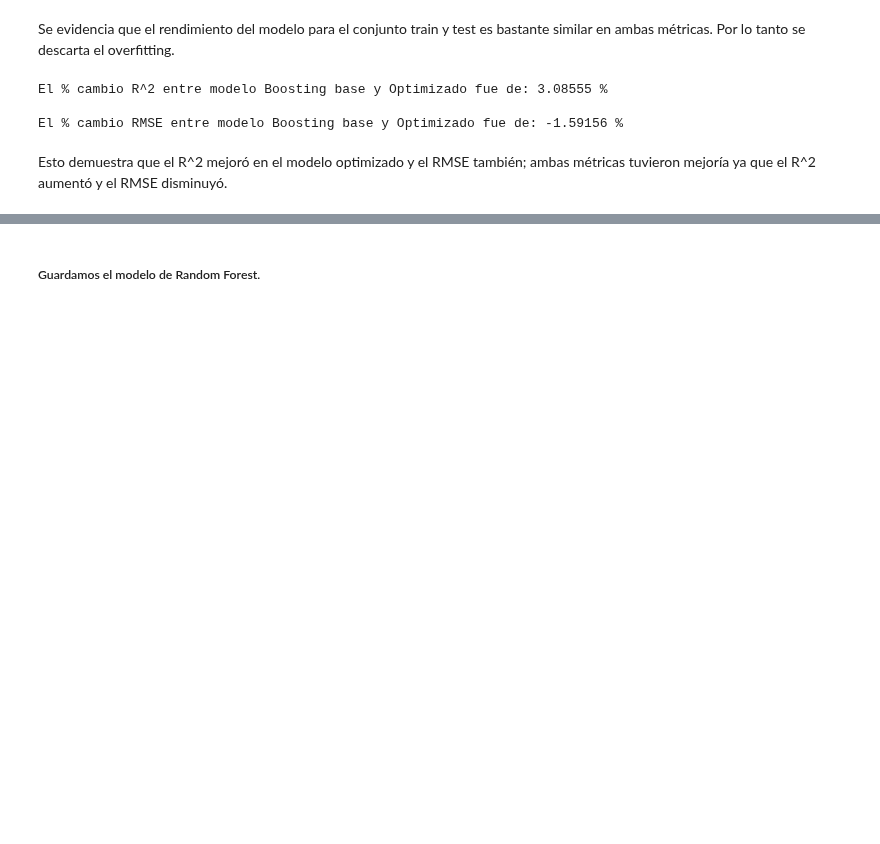
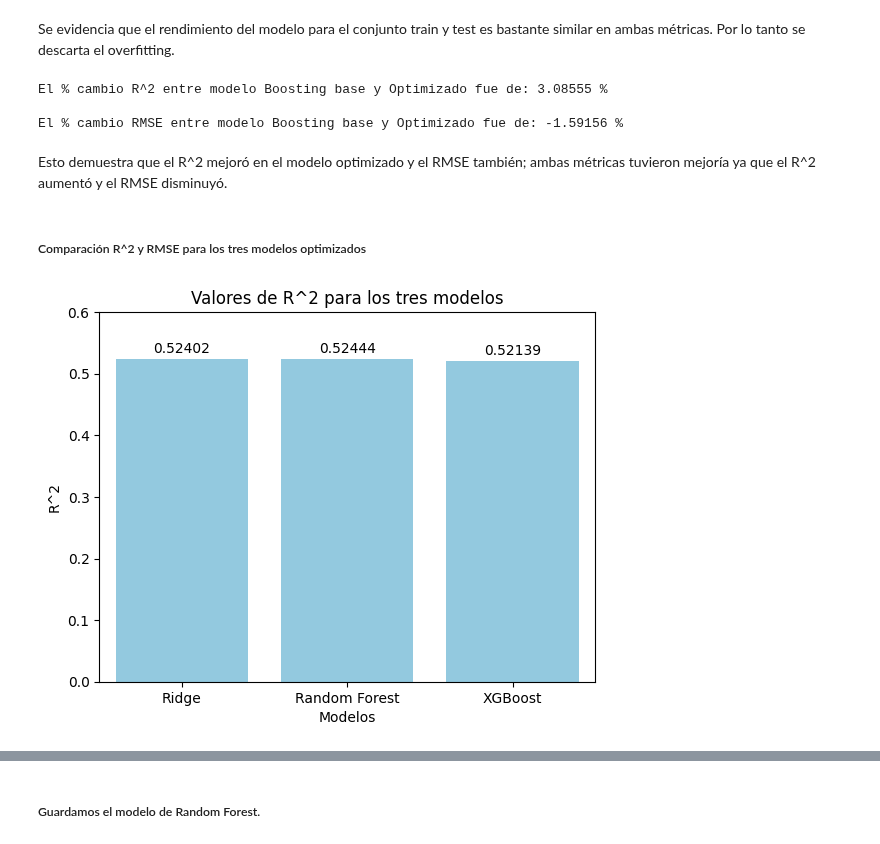
Before and after one commit to sebacent/ProyectoDS, a Jupyter notebook: src/Modelo.ipynb, the cells around one changed output, grey strips where cells are left out. Drawn from its saved outputs; the diff is of its cells as text; code cells hidden in the pictures; blank space fills up the shorter version.

Commit message:
random_forest, comparacion de modelos e importancia de variables

```diff
--- a/src/Modelo.ipynb
+++ b/src/Modelo.ipynb
@@ -563,3 +564,24 @@ El % cambio R^2 entre modelo Boosting base y Optimizado fue de: 3.08555 %
 El % cambio RMSE entre modelo Boosting base y Optimizado fue de: -1.59156 %
 # %% [markdown]
 Esto demuestra que el R^2 mejoró en el modelo optimizado y el RMSE también; ambas métricas tuvieron mejoría ya que el R^2 aumentó y el RMSE disminuyó.
+# %% [markdown]
+##### Comparación R^2 y RMSE para los tres modelos optimizados
+# %%
+modelos = ['Ridge', 'Random Forest', 'XGBoost']
+r2_modelos = [r2_score_opt_ridge, r2_score_opt_rf, r2_score_opt_xgb]
+
+df_r2 = pd.DataFrame({'Modelo': modelos,'R2': r2_modelos})
+
+ax = sns.barplot(data=df_r2, x='Modelo', y='R2', color='skyblue')
+plt.title('Valores de R^2 para los tres modelos')
+plt.xlabel('Modelos')
+plt.ylabel('R^2')
+
+plt.ylim(0, 0.6)
+
+for i, value in enumerate(r2_modelos):
+    ax.text(i, value + 0.01, f"{value:.5f}", color='black', ha="center")
+
+plt.show()
+# %% [output]
+[figure, added]
```
Also changed, not shown: parts of 8 cells of this notebook, 3 other files.
